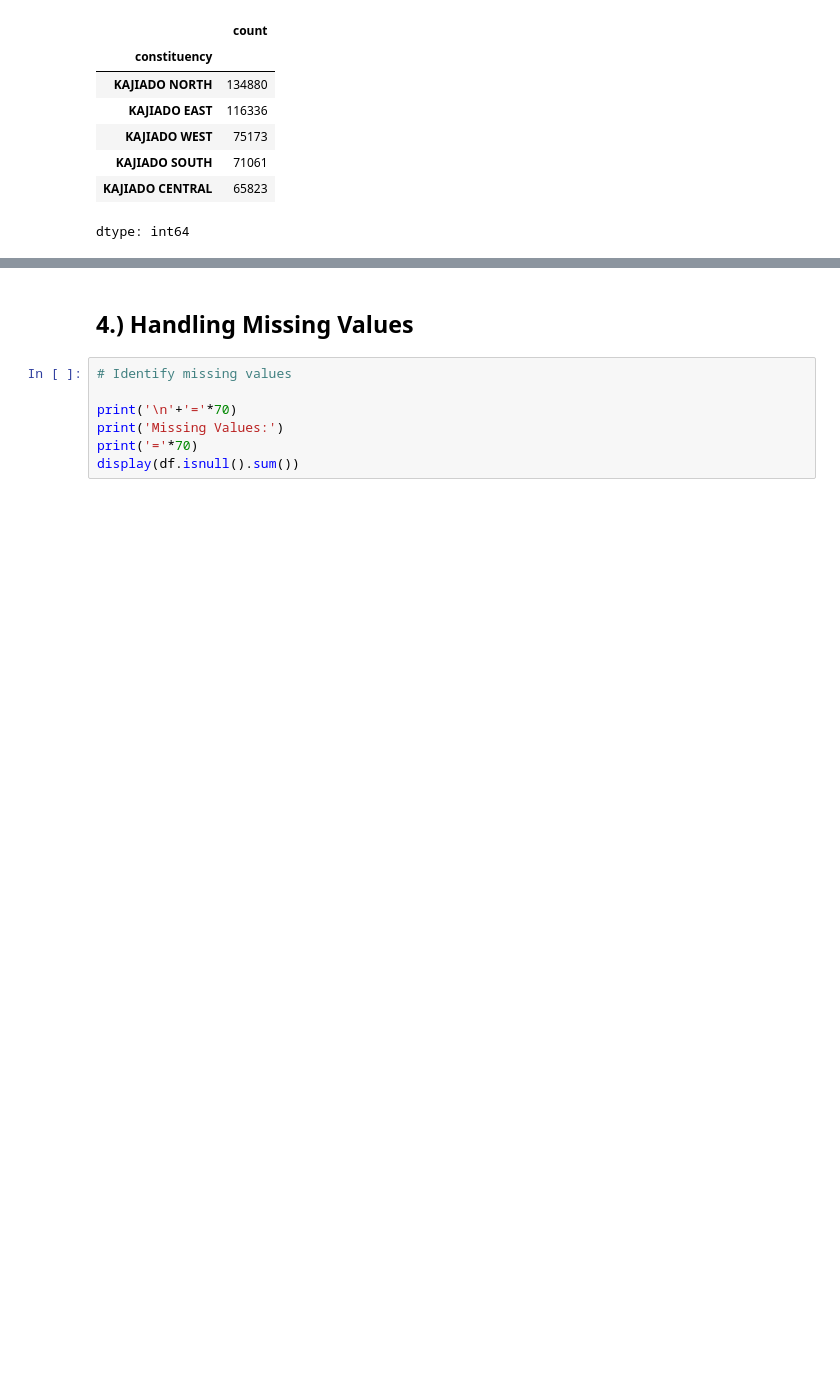
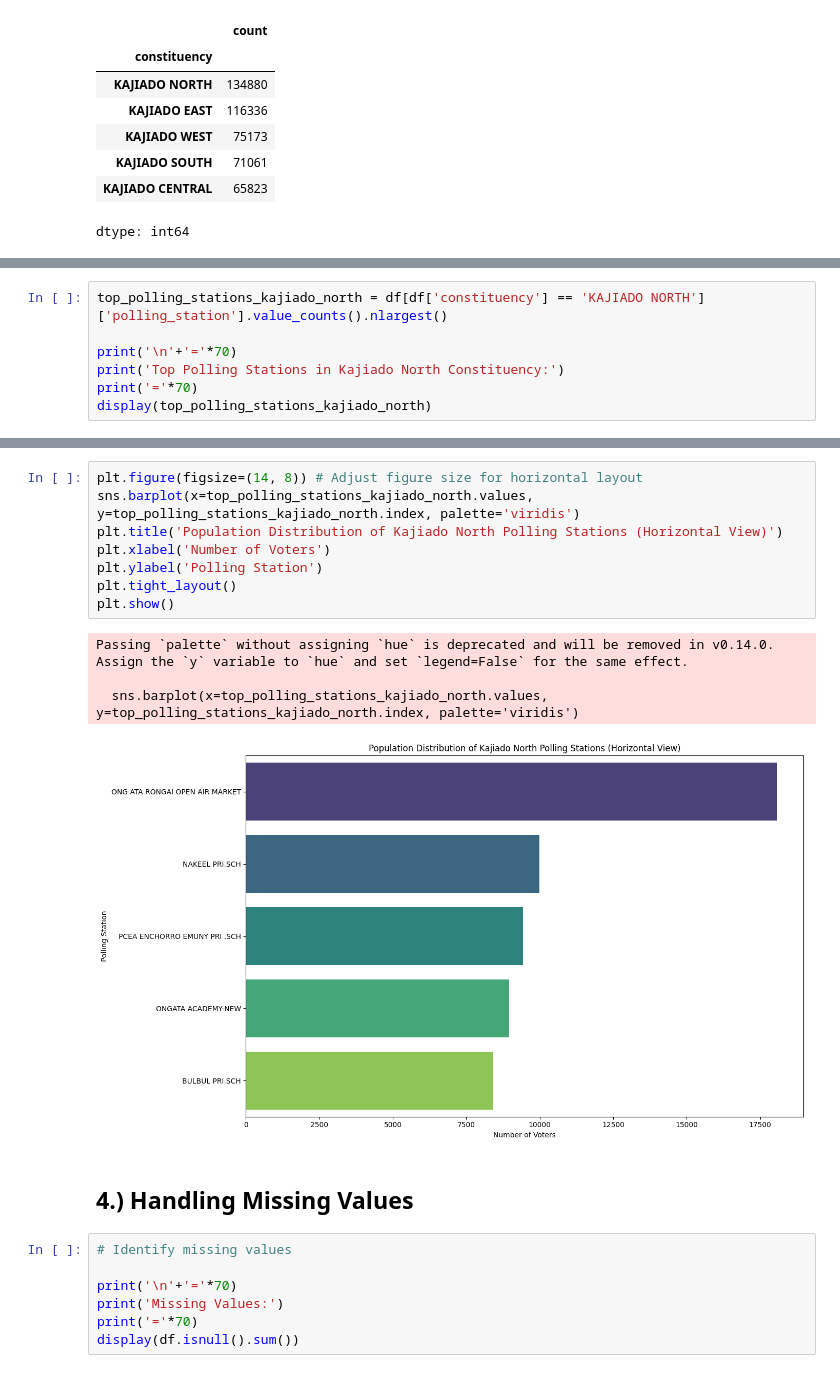
Before and after one commit to Kiletta/Data-Loading-Importation, a Jupyter notebook: Kajiado_County_Voter_statistics.ipynb, the cells around one changed output, grey strips where cells are left out. Saved outputs shown, nothing was run; the diff lists cells and outputs as text; blank space fills up the shorter version.

```diff
--- a/Kajiado_County_Voter_statistics.ipynb
+++ b/Kajiado_County_Voter_statistics.ipynb
@@ -650,0 +655,7 @@ dtype: int64
+# %%
+top_polling_stations_kajiado_north = df[df['constituency'] == 'KAJIADO NORTH']['polling_station'].value_counts().nlargest()
+
+print('\n'+'='*70)
+print('Top Polling Stations in Kajiado North Constituency:')
+print('='*70)
+display(top_polling_stations_kajiado_north)
@@ -651,3 +691,16 @@ dtype: int64
+# %%
+plt.figure(figsize=(14, 8)) # Adjust figure size for horizontal layout
+sns.barplot(x=top_polling_stations_kajiado_north.values, y=top_polling_stations_kajiado_north.index, palette='viridis')
+plt.title('Population Distribution of Kajiado North Polling Stations (Horizontal View)')
+plt.xlabel('Number of Voters')
+plt.ylabel('Polling Station')
+plt.tight_layout()
+plt.show()
+# %% [output]
+Passing `palette` without assigning `hue` is deprecated and will be removed in v0.14.0. Assign the `y` variable to `hue` and set `legend=False` for the same effect.
+
+  sns.barplot(x=top_polling_stations_kajiado_north.values, y=top_polling_stations_kajiado_north.index, palette='viridis')
+[figure, added]
 # %% [markdown]
 ## **4.) Handling Missing Values**
 # %%
```
Also changed, not shown: parts of 35 cells of this notebook.
